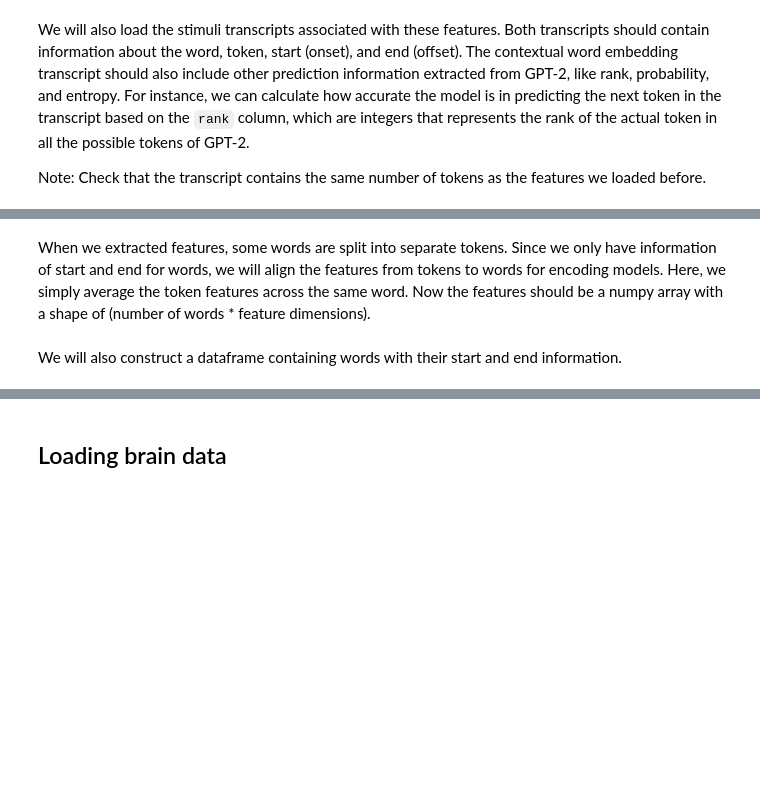
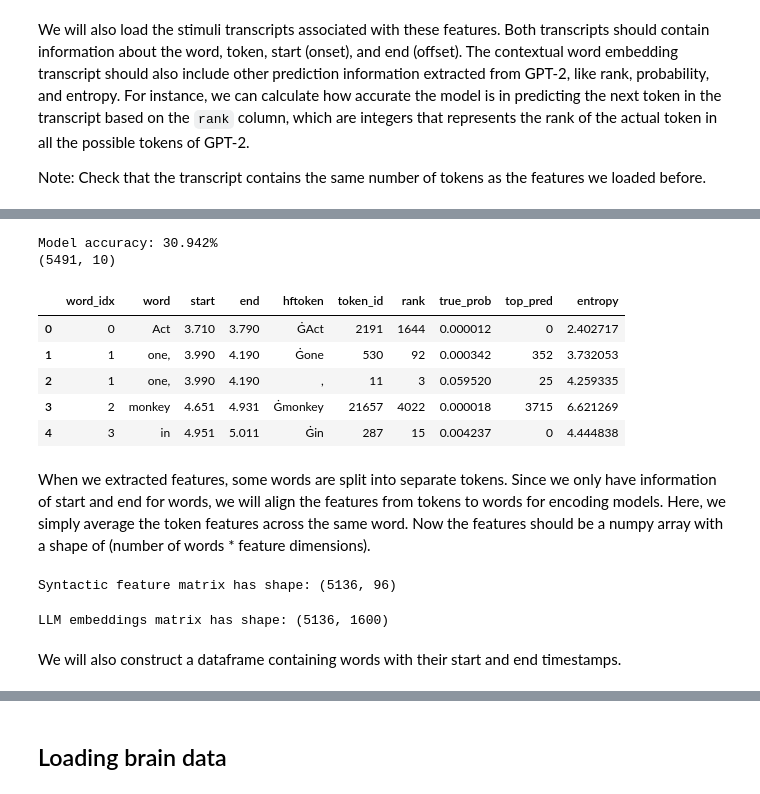
Before and after one commit to hassonlab/podcast-ecog-tutorials, a Jupyter notebook: notebooks/04-encoding.ipynb, the cells around one changed output, grey strips where cells are left out. Drawn from its saved outputs; the diff is of its cells as text; code cells hidden in the pictures; blank space fills up the shorter version.

```diff
--- a/notebooks/04-encoding.ipynb
+++ b/notebooks/04-encoding.ipynb
@@ -36,16 +36,9 @@ if torch.cuda.is_available():
 # %% [markdown]
 We will now load two different features. The first is syntactic features constructed using spacy.io ([Honnibal et al., 2020](https://github.com/explosion/spaCy)). The second contains contextual word embeddings generated from GPT-2 ([Radford et al., 2019](https://cdn.openai.com/better-language-models/language_models_are_unsupervised_multitask_learners.pdf)). The loaded features should be a numpy array with a shape of (number of tokens * feature dimensions). Note that the numbers of tokens are different for the two features because of different tokenization schemas.
 # %%
-embedding_path = "/scratch/gpfs/kw1166/247/monkey-data/stimuli/%s/states.hdf5"
+embedding_path = "../../monkey/stimuli/%s/states.hdf5"
 
 # Syntactic features
 with h5py.File(embedding_path % "syntactic", "r") as f:
     syntactic_features = f["vectors"][...]
-print(syntactic_features.shape)
-
-# Contextual word embeddings
-modelname, layer = 'gpt2', 6
-
-with h5py.File(embedding_path % modelname, "r") as f:
-    contextual_embeddings = f[f"layer-{layer}"][...]
-print(contextual_embeddings.shape)
+print(f"Syntactic feature matrix has shape: {syntactic_features.shape}")
@@ -56,32 +74,35 @@ Note: Check that the transcript contains the same number of tokens as the featur
 # %%
-transcript_path = "/scratch/gpfs/kw1166/247/monkey-data/stimuli/%s/transcript.tsv"
-
-# Syntactic features transcript
-df_syntactic = pd.read_csv(transcript_path % "syntactic", sep='\t', index_col=0)
-print(df_syntactic.shape)
-print(df_syntactic.head())
-
 # Contextual word embeddings transcript
 df_contextual = pd.read_csv(transcript_path % modelname, sep="\t", index_col=0)
 
 if "rank" in df_contextual.columns:
     model_acc = (df_contextual["rank"] == 0).mean()
     print(f"Model accuracy: {model_acc*100:.3f}%")
 
-print(df_contextual.shape)
-print(df_contextual.head())
+df_contextual.head()
+# %% [output]
+Model accuracy: 30.942%
+(5491, 10)
+|  | word_idx | word | start | end | hftoken | token_id | rank | true_prob | top_pred | entropy |
+| 0 | 0 | Act | 3.710 | 3.790 | ĠAct | 2191 | 1644 | 0.000012 | 0 | 2.402717 |
+| 1 | 1 | one, | 3.990 | 4.190 | Ġone | 530 | 92 | 0.000342 | 352 | 3.732053 |
+| 2 | 1 | one, | 3.990 | 4.190 | , | 11 | 3 | 0.059520 | 25 | 4.259335 |
+| 3 | 2 | monkey | 4.651 | 4.931 | Ġmonkey | 21657 | 4022 | 0.000018 | 3715 | 6.621269 |
+| 4 | 3 | in | 4.951 | 5.011 | Ġin | 287 | 15 | 0.004237 | 0 | 4.444838 |
 # %% [markdown]
 When we extracted features, some words are split into separate tokens. Since we only have information of start and end for words, we will align the features from tokens to words for encoding models. Here, we simply average the token features across the same word. Now the features should be a numpy array with a shape of (number of words * feature dimensions).
+# %%
+# Syntactic features
+aligned_syntactic = []
+for _, group in df_syntactic.groupby("word_idx"): # group by word index
+    indices = group.index.to_numpy()
+    average_syntactic = syntactic_features[indices].mean(0) # average features
+    aligned_syntactic.append(average_syntactic)
+aligned_syntactic = np.stack(aligned_syntactic)
+print(f"Syntactic feature matrix has shape: {aligned_syntactic.shape}")
+# %% [output]
+Syntactic feature matrix has shape: (5136, 96)
 # %%
-# Syntactic features
-aligned_syntactic = []
-for _, group in df_syntactic.groupby("word_idx"): # group by word index
-    indices = group.index.to_numpy()
-    average_syntactic = syntactic_features[indices].mean(0) # average features
-    aligned_syntactic.append(average_syntactic)
-aligned_syntactic = np.stack(aligned_syntactic)
-print(aligned_syntactic.shape)
-
 # Contextual word embeddings
 aligned_embeddings = []
 for _, group in df_contextual.groupby("word_idx"): # group by word index
@@ -89,9 +110,11 @@ for _, group in df_contextual.groupby("word_idx"): # group by word index
     average_emb = contextual_embeddings[indices].mean(0) # average features
     aligned_embeddings.append(average_emb)
 aligned_embeddings = np.stack(aligned_embeddings)
-print(aligned_embeddings.shape)
+print(f"LLM embeddings matrix has shape: {aligned_embeddings.shape}")
+# %% [output]
+LLM embeddings matrix has shape: (5136, 1600)
 # %% [markdown]
-We will also construct a dataframe containing words with their start and end information.
+We will also construct a dataframe containing words with their start and end timestamps.
 # %%
 df_word = df_contextual.groupby("word_idx").agg(dict(word="first", start="first", end="last"))
 df_word.head()
```
Also changed, not shown: parts of 34 cells of this notebook.
